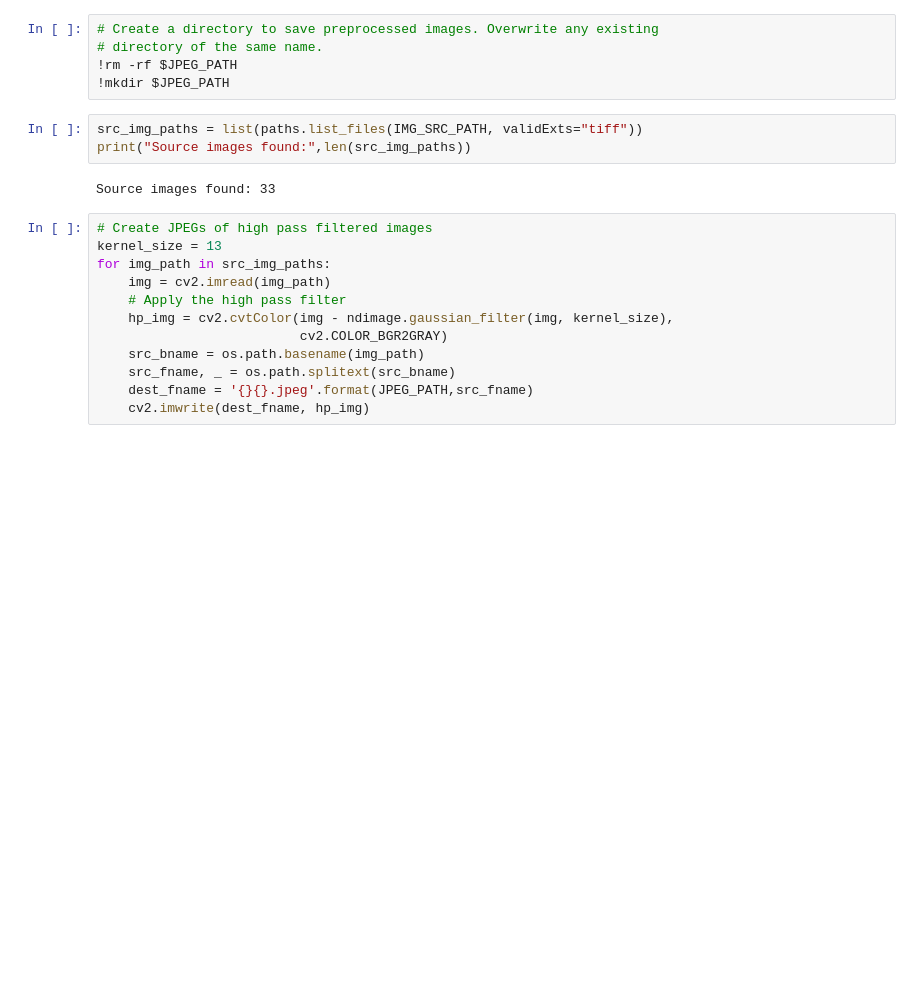
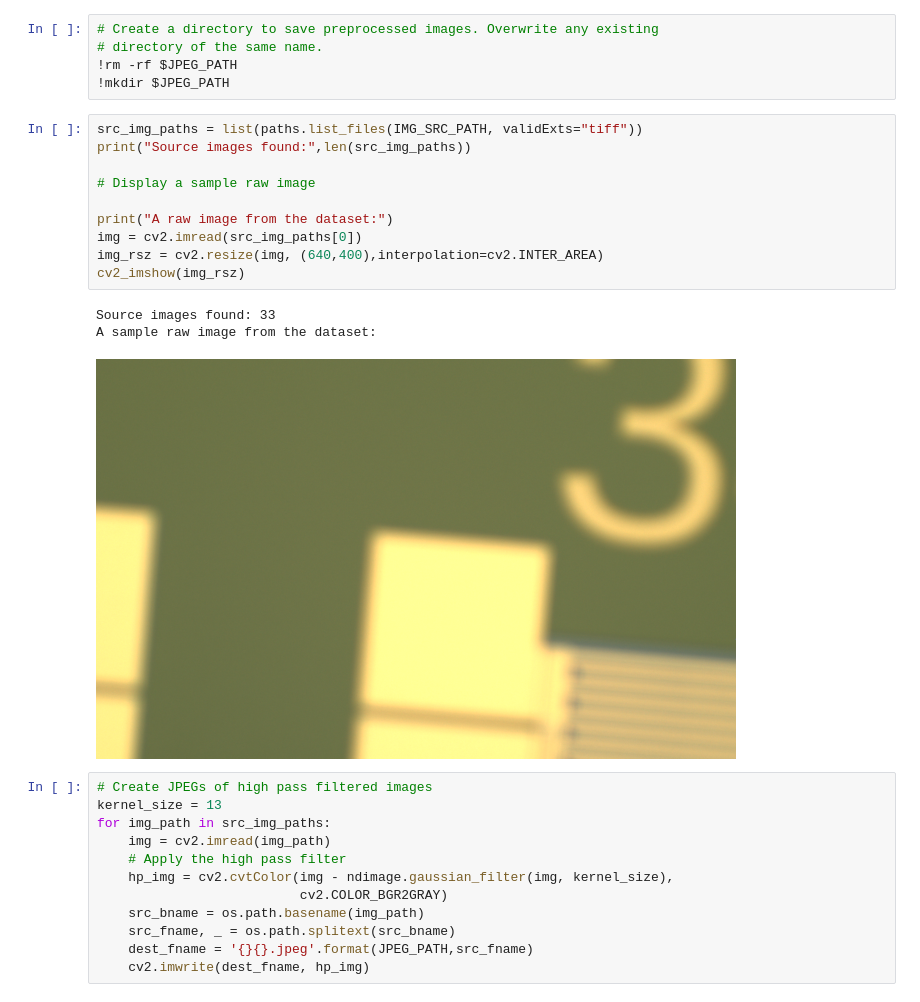
Before and after one commit to evanmacbride/microscope-autofocus, a Jupyter notebook: notebooks/Walkthrough.ipynb, the cells around one changed output. Saved outputs shown, nothing was run; the diff lists cells and outputs as text; blank space fills up the shorter version.

Commit message:
clean up through image prep, add prep example images

```diff
--- a/notebooks/Walkthrough.ipynb
+++ b/notebooks/Walkthrough.ipynb
@@ -80,8 +82,17 @@ JPEG_PATH = IMG_SRC_PATH + 'jpeg/'
 # %%
 src_img_paths = list(paths.list_files(IMG_SRC_PATH, validExts="tiff"))
 print("Source images found:",len(src_img_paths))
+
+# Display a sample raw image
+
+print("A raw image from the dataset:")
+img = cv2.imread(src_img_paths[0])
+img_rsz = cv2.resize(img, (640,400),interpolation=cv2.INTER_AREA)
+cv2_imshow(img_rsz)
 # %% [output]
 Source images found: 33
+A sample raw image from the dataset:
+[figure, added]
 # %%
 # Create JPEGs of high pass filtered images
 kernel_size = 13
```
Also changed, not shown: parts of 13 cells of this notebook.
